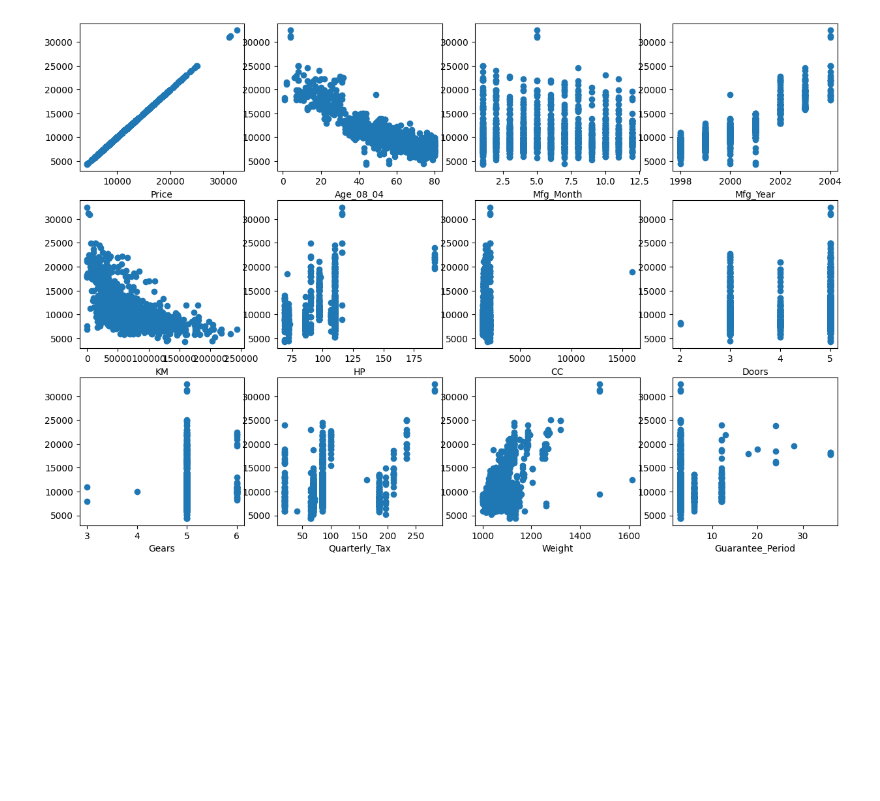
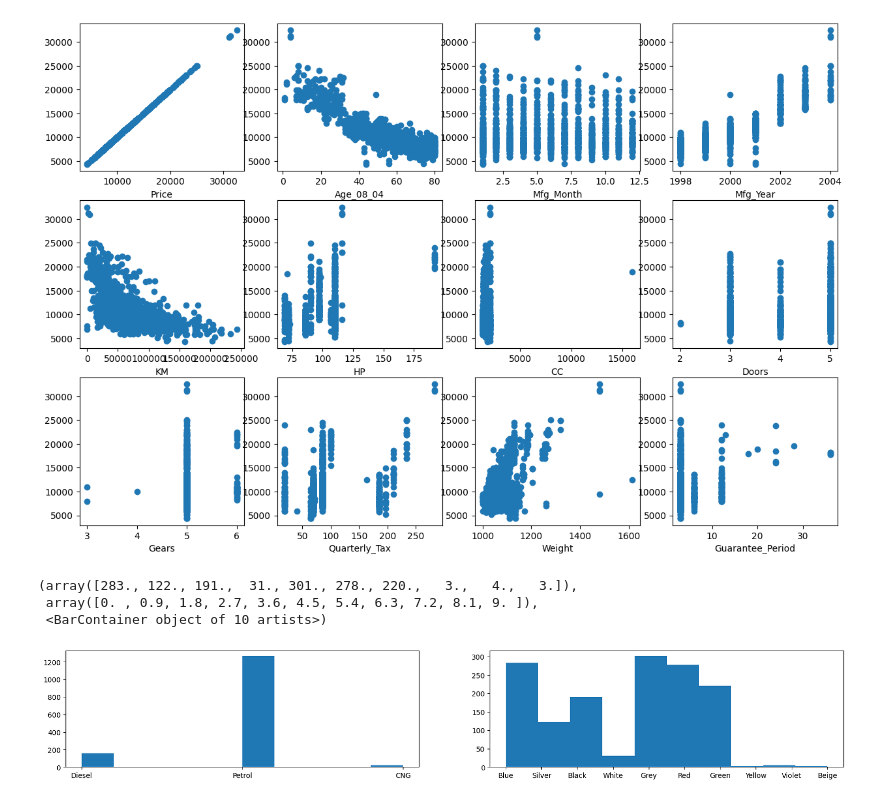
Before and after one commit to kirilyin/hwXX_, a Jupyter notebook: hw04_linear_regression/linear_regression.ipynb, the cells around one changed output. Saved outputs shown, nothing was run; the diff lists cells and outputs as text; code cells hidden in the pictures; blank space fills up the shorter version.

```diff
--- a/hw04_linear_regression/linear_regression.ipynb
+++ b/hw04_linear_regression/linear_regression.ipynb
@@ -99,3 +110,12 @@ for i, el in enumerate(df_for_corr.columns.array):
     axes[i//4, i%4].set_xlabel(el)
 # %% [output]
 [figure]
+# %%
+fig, axes = plt.subplots(1, 2, figsize=(20, 3))
+axes[0].hist(df['Fuel_Type'])
+axes[1].hist(df['Color'])
+# %% [output]
+(array([283., 122., 191.,  31., 301., 278., 220.,   3.,   4.,   3.]),
+ array([0. , 0.9, 1.8, 2.7, 3.6, 4.5, 5.4, 6.3, 7.2, 8.1, 9. ]),
+ <BarContainer object of 10 artists>)
+[figure, added]
```
Also changed, not shown: parts of 23 cells of this notebook, 1 other file.
